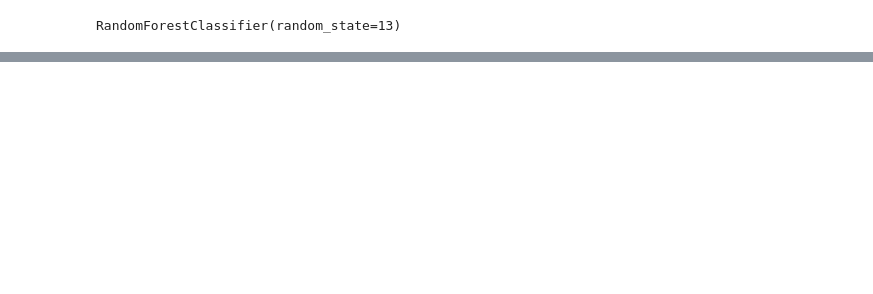
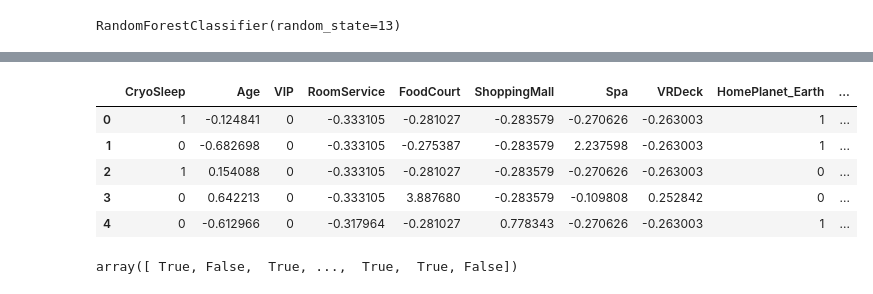
Before and after one commit to nectifurkn455/machine_learning, a Jupyter notebook: Kaggle/Kaggle_competitions/SpaceshipTitanic/Spaceship.ipynb, the cells around one changed output, grey strips where cells are left out. Drawn from its saved outputs; the diff is of its cells as text; code cells hidden in the pictures; blank space fills up the shorter version.

```diff
--- a/Kaggle/Kaggle_competitions/SpaceshipTitanic/Spaceship.ipynb
+++ b/Kaggle/Kaggle_competitions/SpaceshipTitanic/Spaceship.ipynb
@@ -105,0 +122,11 @@ ValueError: Classification metrics can't handle a mix of continuous-multioutput
+# %%
+bool_columns_test = test.select_dtypes(include=[bool]).columns
+test[bool_columns_test] = test[bool_columns_test].astype(int)
+test.head()
+# %% [output]
+|  | CryoSleep | Age | VIP | RoomService | FoodCourt | ShoppingMall | Spa | VRDeck | HomePlanet_Earth | ... |
+| 0 | 1 | -0.124841 | 0 | -0.333105 | -0.281027 | -0.283579 | -0.270626 | -0.263003 | 1 | ... |
+| 1 | 0 | -0.682698 | 0 | -0.333105 | -0.275387 | -0.283579 | 2.237598 | -0.263003 | 1 | ... |
+| 2 | 1 | 0.154088 | 0 | -0.333105 | -0.281027 | -0.283579 | -0.270626 | -0.263003 | 0 | ... |
+| 3 | 0 | 0.642213 | 0 | -0.333105 | 3.887680 | -0.283579 | -0.109808 | 0.252842 | 0 | ... |
+| 4 | 0 | -0.612966 | 0 | -0.317964 | -0.281027 | 0.778343 | -0.270626 | -0.263003 | 1 | ... |
@@ -105,0 +139,4 @@ ValueError: Classification metrics can't handle a mix of continuous-multioutput
+# %%
+test_pred1.astype(bool)
+# %% [output]
+array([ True, False,  True, ...,  True,  True, False])
```
Also changed, not shown: parts of 9 cells of this notebook, 1 other file.
